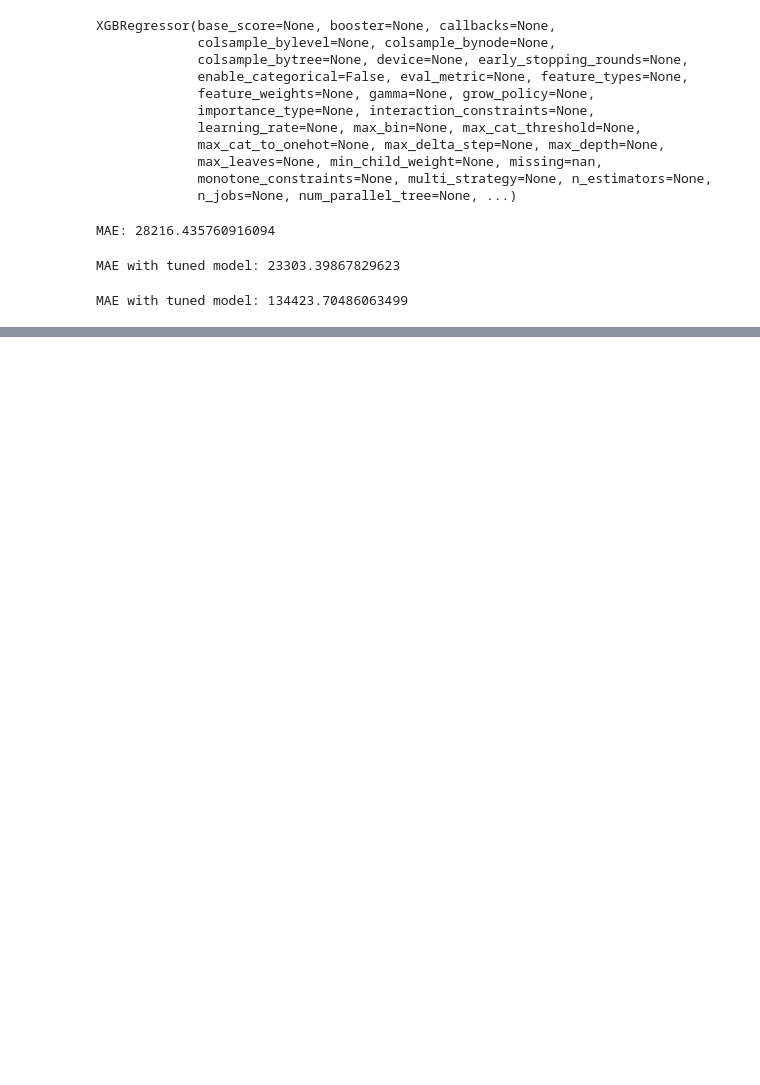
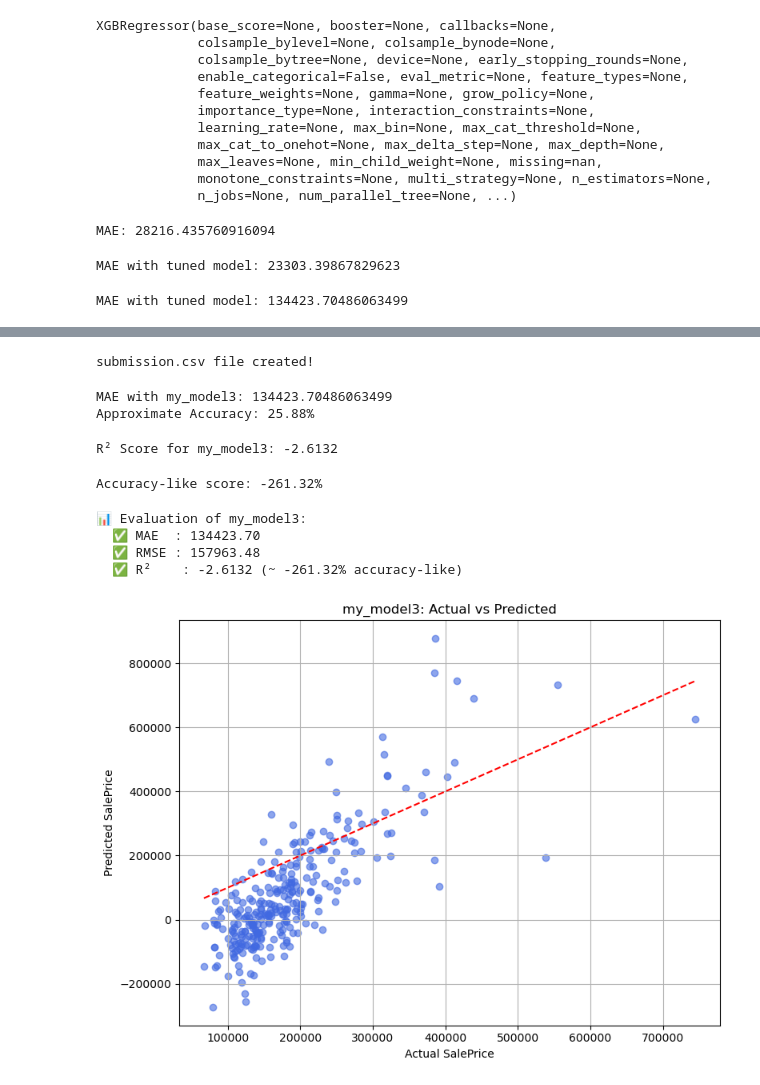
Before and after one commit to Parth-hub-sys/data-science-proj, a Jupyter notebook: intermediate-ml/XGBoost/XGBoost.ipynb, the cells around one changed output, grey strips where cells are left out. Drawn from its saved outputs; the diff is of its cells as text; code cells hidden in the pictures; blank space fills up the shorter version.

```diff
--- a/intermediate-ml/XGBoost/XGBoost.ipynb
+++ b/intermediate-ml/XGBoost/XGBoost.ipynb
@@ -84,3 +97,83 @@ pred = my_model3.predict(X_test)
 # %%
 pred = pd.Series(pred, index=X_test.index, name="SalePrice")
 pred.to_csv("submission.csv", header=True)
+# %%
+# Make predictions with my_model3
+predictions = my_model4.predict(X_test)
+
+# Create submission DataFrame
+output = pd.DataFrame({'Id': X_test.index, 'SalePrice': predictions})
+
+# Save to CSV
+output.to_csv('submission1.csv', index=False)
+
+print("submission.csv file created!")
+# %% [output]
+submission.csv file created!
+# %%
+from sklearn.metrics import mean_absolute_error
+
+# Predict using my_model3
+pred3 = my_model3.predict(X_valid)
+
+# Calculate MAE
+mae3 = mean_absolute_error(y_valid, pred3)
+print("MAE with my_model3:", mae3)
+
+# Estimate accuracy
+avg_price = y_valid.mean()
+accuracy = 100 - (mae3 / avg_price * 100)
+print(f"Approximate Accuracy: {accuracy:.2f}%")
+# %% [output]
+MAE with my_model3: 134423.70486063499
+Approximate Accuracy: 25.88%
+# %%
+from sklearn.metrics import r2_score
+
+# Predict with my_model3
+pred3 = my_model3.predict(X_valid)
+
+# Calculate R² score
+r2 = r2_score(y_valid, pred3)
+print(f"R² Score for my_model3: {r2:.4f}")
+# %% [output]
+R² Score for my_model3: -2.6132
+# %%
+accuracy_like = r2_score(y_valid, pred3) * 100
+print(f"Accuracy-like score: {accuracy_like:.2f}%")
+# %% [output]
+Accuracy-like score: -261.32%
+# %%
+from sklearn.metrics import mean_absolute_error, mean_squared_error, r2_score
+import numpy as np
+import matplotlib.pyplot as plt
+
+# Predict on validation data
+pred3 = my_model3.predict(X_valid)
+
+# Evaluation Metrics
+mae = mean_absolute_error(y_valid, pred3)
+rmse = np.sqrt(mean_squared_error(y_valid, pred3))
+r2 = r2_score(y_valid, pred3)
+
+print(f"📊 Evaluation of my_model3:")
+print(f"  ✅ MAE  : {mae:.2f}")
+print(f"  ✅ RMSE : {rmse:.2f}")
+print(f"  ✅ R²    : {r2:.4f} (~ {r2 * 100:.2f}% accuracy-like)")
+
+# Plot: Actual vs Predicted
+plt.figure(figsize=(8,6))
+plt.scatter(y_valid, pred3, alpha=0.6, color='royalblue')
+plt.plot([y_valid.min(), y_valid.max()], [y_valid.min(), y_valid.max()], '--r')
+plt.xlabel('Actual SalePrice')
+plt.ylabel('Predicted SalePrice')
+plt.title('my_model3: Actual vs Predicted')
+plt.grid(True)
+plt.tight_layout()
+plt.show()
+# %% [output]
+📊 Evaluation of my_model3:
+  ✅ MAE  : 134423.70
+  ✅ RMSE : 157963.48
+  ✅ R²    : -2.6132 (~ -261.32% accuracy-like)
+[figure, added]
```
Also changed, not shown: parts of 2 cells of this notebook, 17 other files.
